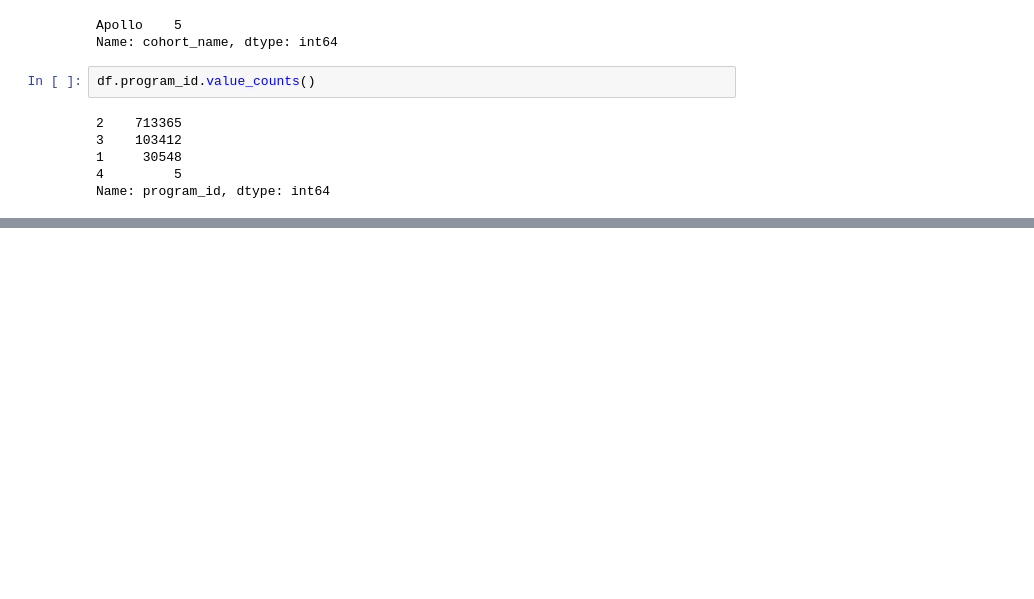
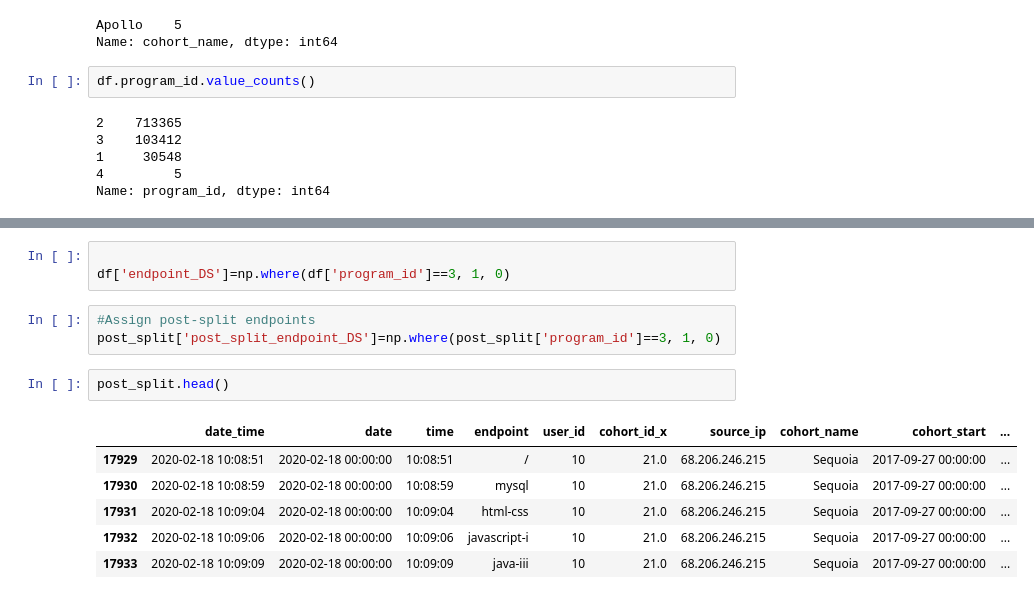
Before and after one commit to Codeup-Board-Advisory/board-slide-research, a Jupyter notebook: working_notebooks/jag-explore.ipynb, the cells around one changed output, grey strips where cells are left out. Cells and saved outputs as stored; diff of their text form; blank space fills up the shorter version.

```diff
--- a/working_notebooks/jag-explore.ipynb
+++ b/working_notebooks/jag-explore.ipynb
@@ -488,0 +500,15 @@ Name: endpoint, Length: 2224, dtype: int64
+# %%
+
+df['endpoint_DS']=np.where(df['program_id']==3, 1, 0)
+# %%
+#Assign post-split endpoints
+post_split['post_split_endpoint_DS']=np.where(post_split['program_id']==3, 1, 0)
+# %%
+post_split.head()
+# %% [output]
+|  | date_time | date | time | endpoint | user_id | cohort_id_x | source_ip | cohort_name | cohort_start | ... |
+| 17929 | 2020-02-18 10:08:51 | 2020-02-18 00:00:00 | 10:08:51 | / | 10 | 21.0 | 68.206.246.215 | Sequoia | 2017-09-27 00:00:00 | ... |
+| 17930 | 2020-02-18 10:08:59 | 2020-02-18 00:00:00 | 10:08:59 | mysql | 10 | 21.0 | 68.206.246.215 | Sequoia | 2017-09-27 00:00:00 | ... |
+| 17931 | 2020-02-18 10:09:04 | 2020-02-18 00:00:00 | 10:09:04 | html-css | 10 | 21.0 | 68.206.246.215 | Sequoia | 2017-09-27 00:00:00 | ... |
+| 17932 | 2020-02-18 10:09:06 | 2020-02-18 00:00:00 | 10:09:06 | javascript-i | 10 | 21.0 | 68.206.246.215 | Sequoia | 2017-09-27 00:00:00 | ... |
+| 17933 | 2020-02-18 10:09:09 | 2020-02-18 00:00:00 | 10:09:09 | java-iii | 10 | 21.0 | 68.206.246.215 | Sequoia | 2017-09-27 00:00:00 | ... |
```
Also changed, not shown: parts of 21 cells of this notebook.
